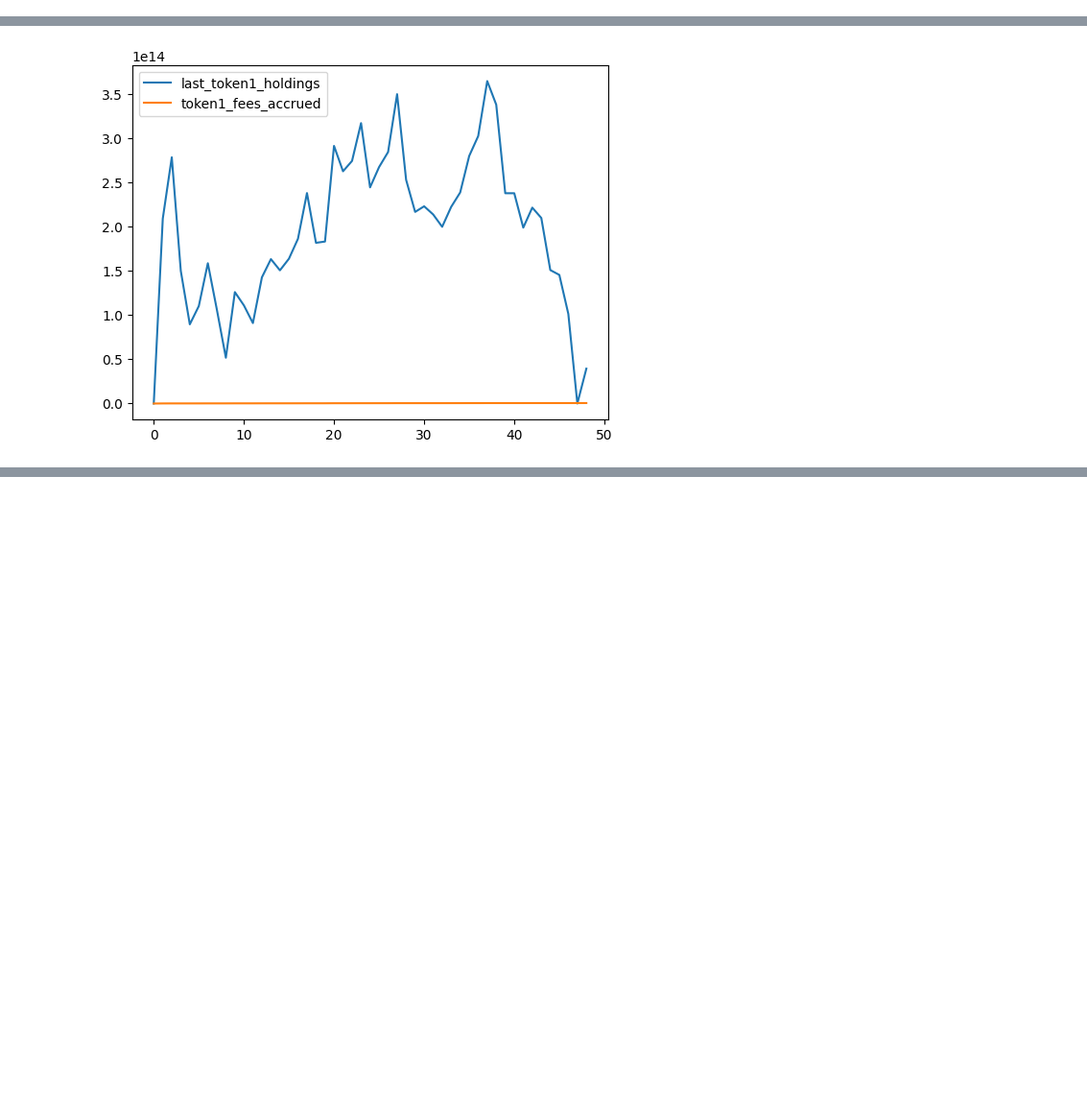
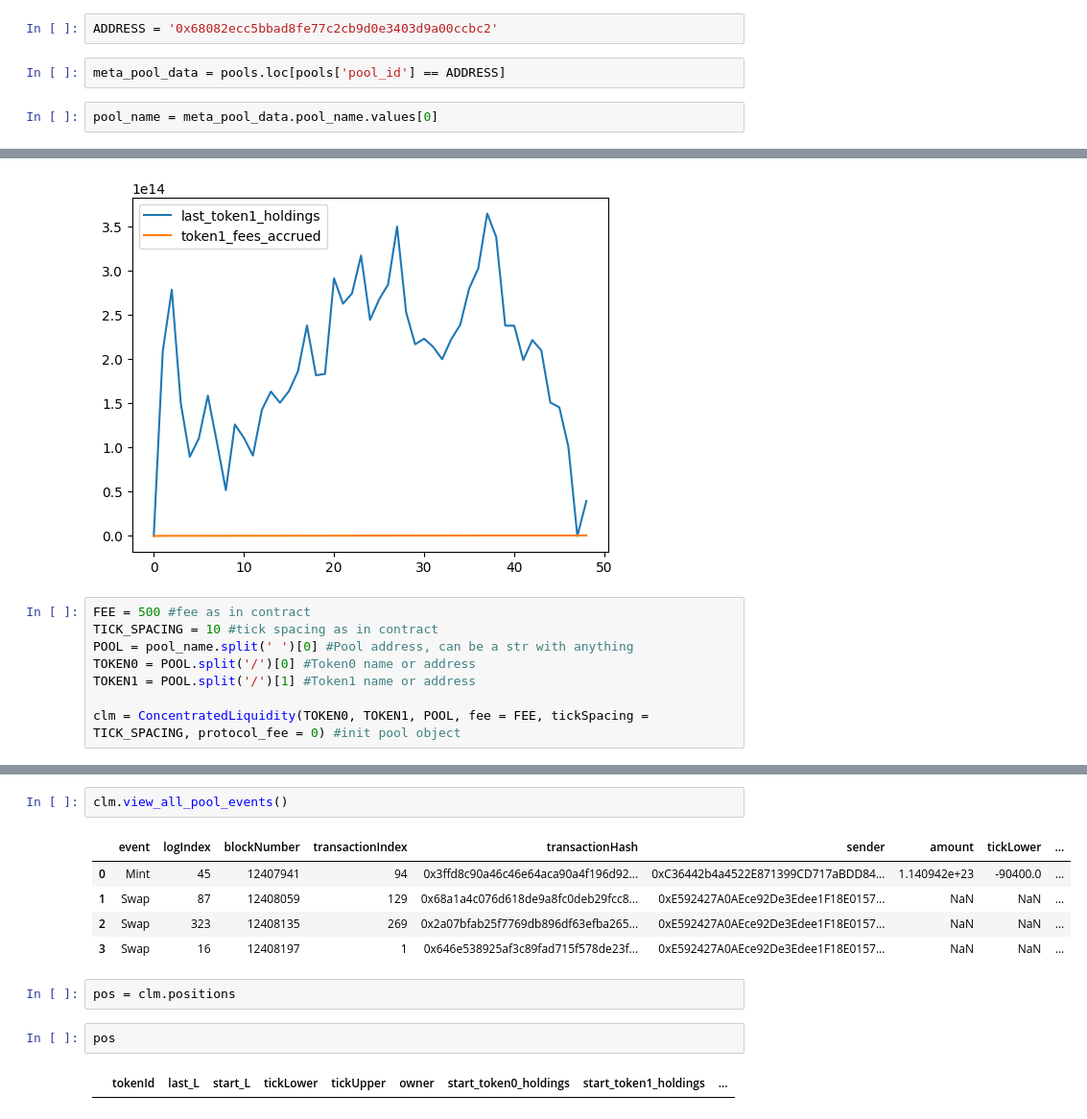
Before and after one commit to Luke-J-Johnson/amm-liquidity, a Jupyter notebook: pools/cl_cpmm/cl_cpmm_usage.ipynb, the cells around one changed output, grey strips where cells are left out. Shown: that part at 96% size. Saved outputs shown, nothing was run; the diff lists cells and outputs as text; blank space fills up the shorter version.

```diff
--- a/pools/cl_cpmm/cl_cpmm_usage.ipynb
+++ b/pools/cl_cpmm/cl_cpmm_usage.ipynb
@@ -7,0 +10,6 @@ pd.set_option('display.max_colwidth', None)
+# %%
+ADDRESS = '0x68082ecc5bbad8fe77c2cb9d0e3403d9a00ccbc2'
+# %%
+meta_pool_data = pools.loc[pools['pool_id'] == ADDRESS]
+# %%
+pool_name = meta_pool_data.pool_name.values[0]
@@ -144,3 +191,11 @@ example_pos[['last_token1_holdings', 'token1_fees_accrued']].plot()
 # %% [output]
 <Axes: >
 [figure]
+# %%
+FEE = 500 #fee as in contract
+TICK_SPACING = 10 #tick spacing as in contract
+POOL = pool_name.split(' ')[0] #Pool address, can be a str with anything
+TOKEN0 = POOL.split('/')[0] #Token0 name or address
+TOKEN1 = POOL.split('/')[1] #Token1 name or address
+
+clm = ConcentratedLiquidity(TOKEN0, TOKEN1, POOL, fee = FEE, tickSpacing = TICK_SPACING, protocol_fee = 0) #init pool object
@@ -146,0 +300,14 @@ example_pos[['last_token1_holdings', 'token1_fees_accrued']].plot()
+# %%
+clm.view_all_pool_events()
+# %% [output]
+|  | event | logIndex | blockNumber | transactionIndex | transactionHash | sender | amount | tickLower | ... |
+| 0 | Mint | 45 | 12407941 | 94 | 0x3ffd8c90a46c46e64aca90a4f196d92... | 0xC36442b4a4522E871399CD717aBDD84... | 1.140942e+23 | -90400.0 | ... |
+| 1 | Swap | 87 | 12408059 | 129 | 0x68a1a4c076d618de9a8fc0deb29fcc8... | 0xE592427A0AEce92De3Edee1F18E0157... | NaN | NaN | ... |
+| 2 | Swap | 323 | 12408135 | 269 | 0x2a07bfab25f7769db896df63efba265... | 0xE592427A0AEce92De3Edee1F18E0157... | NaN | NaN | ... |
+| 3 | Swap | 16 | 12408197 | 1 | 0x646e538925af3c89fad715f578de23f... | 0xE592427A0AEce92De3Edee1F18E0157... | NaN | NaN | ... |
+# %%
+pos = clm.positions
+# %%
+pos
+# %% [output]
+|  | tokenId | last_L | start_L | tickLower | tickUpper | owner | start_token0_holdings | start_token1_holdings | ... |
```
Also changed, not shown: parts of 24 cells of this notebook, 2 other files.
